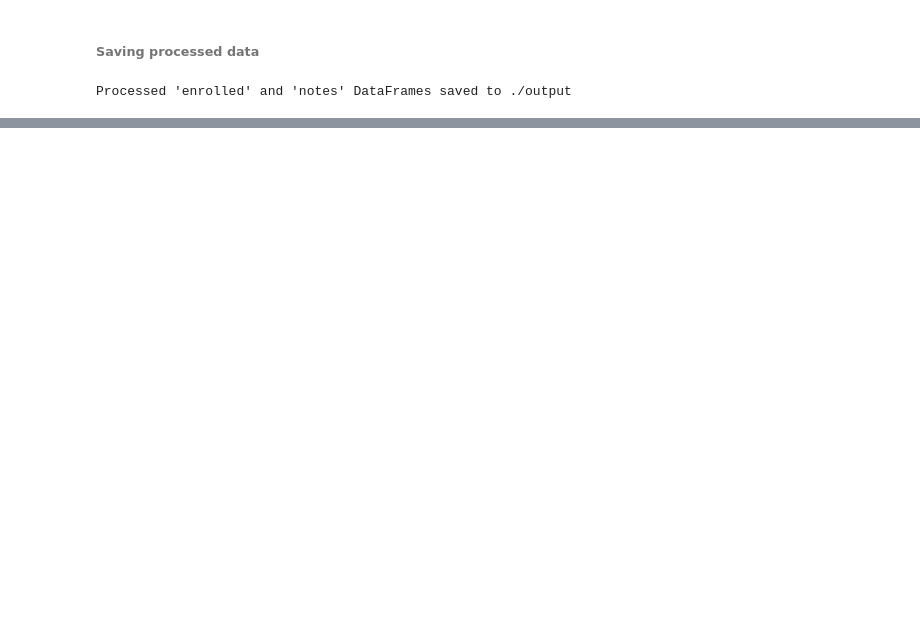
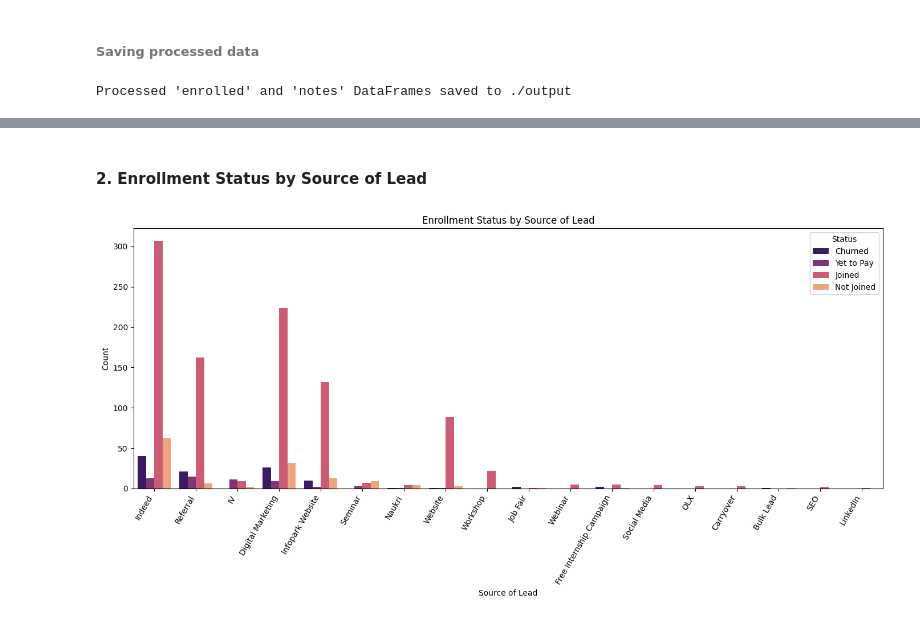
Before and after one commit to eldhosekroy/churn_prediction, a Jupyter notebook: better_data.ipynb, the cells around one changed output, grey strips where cells are left out. Cells and saved outputs as stored; diff of their text form; code cells hidden in the pictures; blank space fills up the shorter version.

```diff
--- a/better_data.ipynb
+++ b/better_data.ipynb
@@ -2672,0 +2799,14 @@ Processed 'enrolled' and 'notes' DataFrames saved to ./output
+# %% [markdown]
+#### **2. Enrollment Status by Source of Lead**
+# %%
+plt.figure(figsize=(14, 7))
+sns.countplot(data=enrolled, x='Source of lead', hue='Status', palette='magma')
+plt.title('Enrollment Status by Source of Lead')
+plt.xlabel('Source of Lead')
+plt.ylabel('Count')
+plt.xticks(rotation=60, ha='right')
+plt.legend(title='Status')
+plt.tight_layout()
+plt.show()
+# %% [output]
+[figure, added]
```
Also changed, not shown: parts of 112 cells of this notebook.
